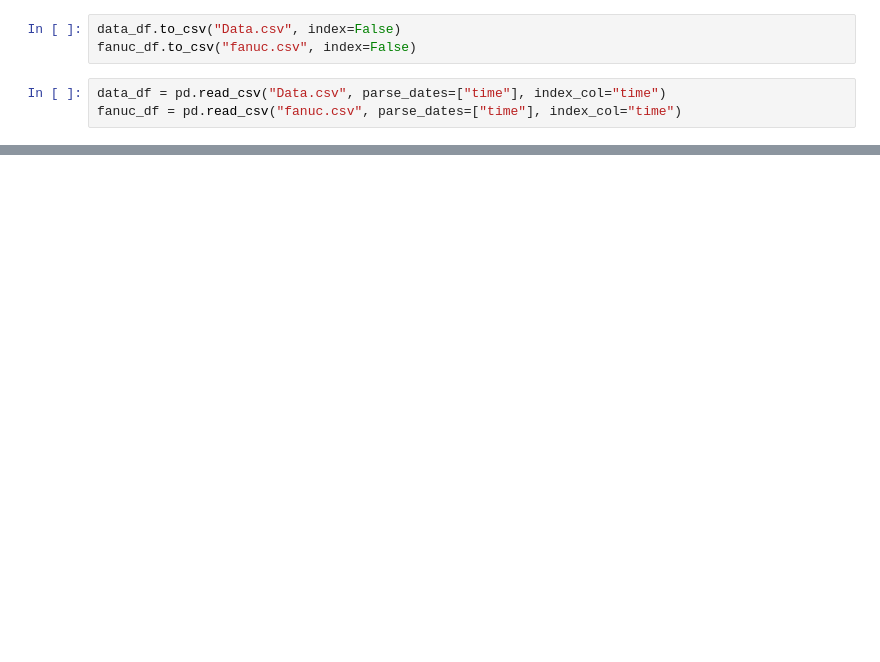
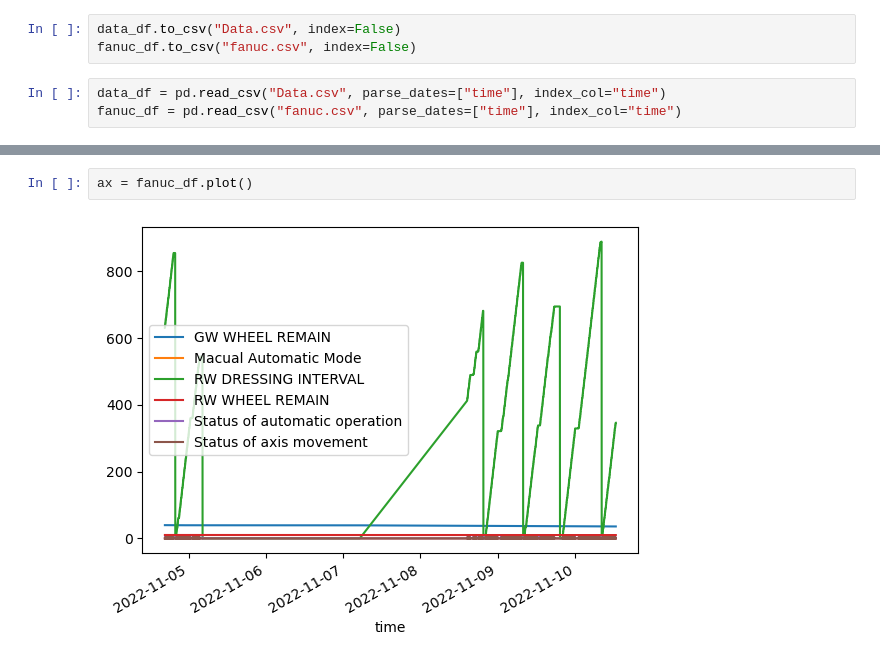
Before and after one commit to minimini9951/Final-Project-in-class, a Jupyter notebook: data analyze.ipynb, the cells around one changed output, grey strips where cells are left out. Saved outputs shown, nothing was run; the diff lists cells and outputs as text; blank space fills up the shorter version.

```diff
--- a/data analyze.ipynb
+++ b/data analyze.ipynb
@@ -74,0 +112,4 @@ data_df.head()
+# %%
+ax = fanuc_df.plot()
+# %% [output]
+[figure, added]
```
Also changed, not shown: parts of 13 cells of this notebook.
